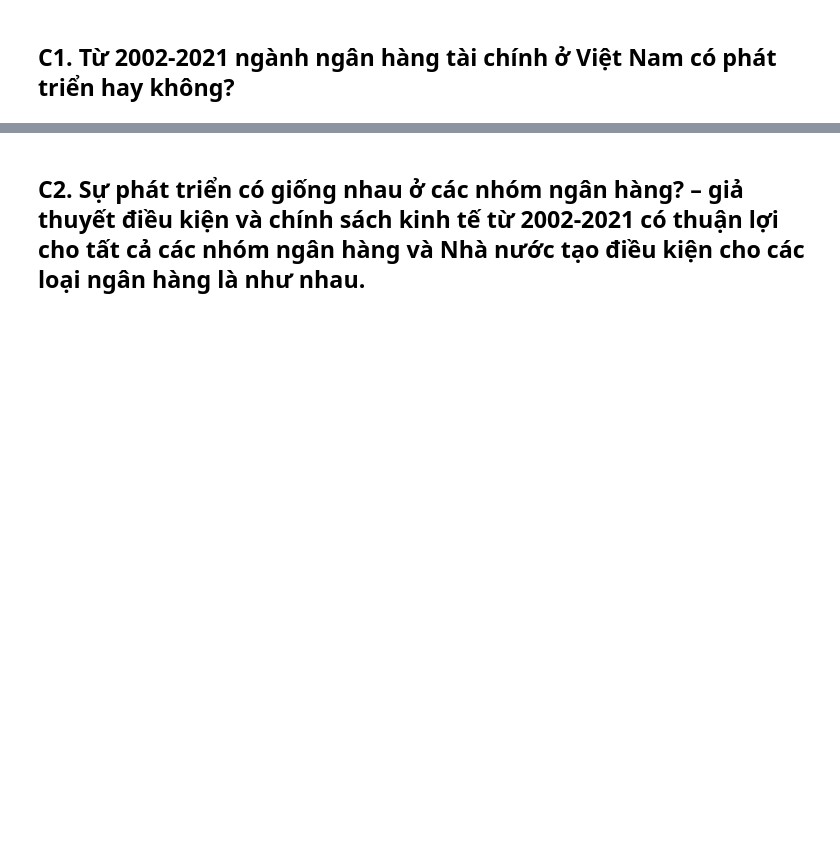
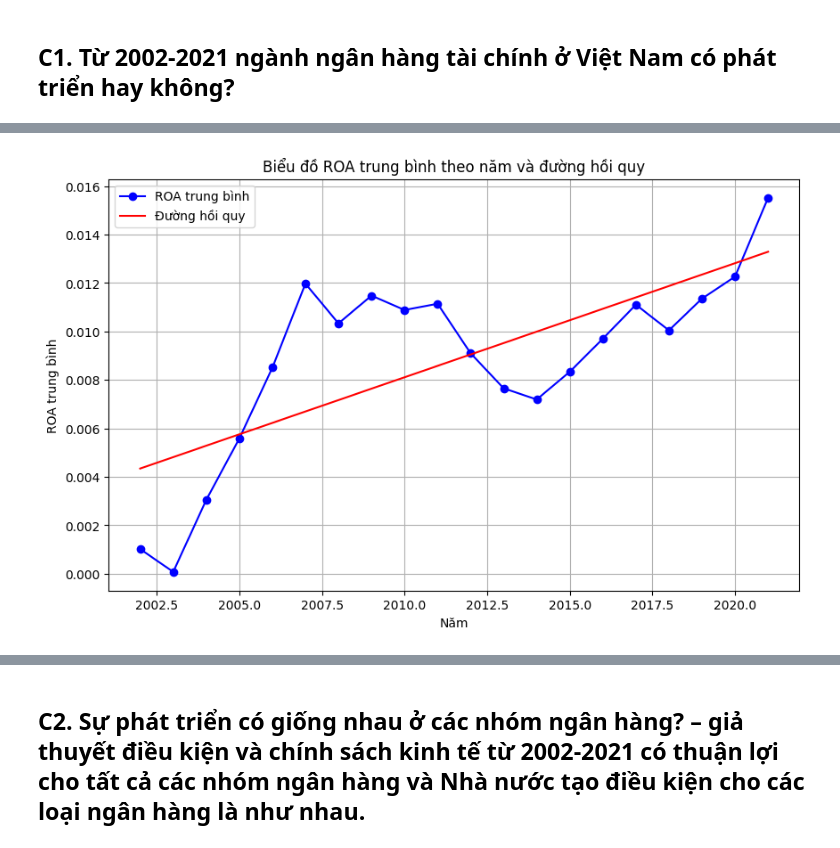
Before and after one commit to trhgquan/MTH063, a Jupyter notebook: final/vn-bank.ipynb, the cells around one changed output, grey strips where cells are left out. Cells and saved outputs as stored; diff of their text form; code cells hidden in the pictures; blank space fills up the shorter version.

```diff
--- a/final/vn-bank.ipynb
+++ b/final/vn-bank.ipynb
@@ -232,3 +232,29 @@ big4 = ["BIDV", "CTG", "VCB", "AGB"]
 # Các câu hỏi phân tích
 # %% [markdown]
 ## C1. Từ 2002-2021 ngành ngân hàng tài chính ở Việt Nam có phát triển hay không?
+# %%
+# Tính tổng Profits After Tax và tổng Total Assets theo năm
+total_profits_by_year = df.groupby('Year')['Profits After Tax'].sum()
+total_assets_by_year = df.groupby('Year')['Total Assets'].sum()
+
+# Tính ROA theo năm
+roa_by_year = total_profits_by_year / total_assets_by_year
+
+# Hiển thị kết quả
+result_df = pd.DataFrame({'Year': total_profits_by_year.index,
+                          'Total Profits After Tax': total_profits_by_year,
+                          'Total Total Assets': total_assets_by_year,
+                          'ROA': roa_by_year})
+# %%
+import statsmodels.api as sm
+
+X = result_df["Year"]
+y = result_df["ROA"].astype(float)
+# Thêm hằng số vào dữ liệu X
+X = sm.add_constant(X)
+
+# Tạo mô hình hồi quy tuyến tính
+model = sm.OLS(y, X).fit()
+
+# In thông tin về mô hình hồi quy
+print(model.summary())
@@ -234,0 +279,13 @@ big4 = ["BIDV", "CTG", "VCB", "AGB"]
+# %%
+# Vẽ biểu đồ ROA trung bình theo năm và đường hồi quy
+plt.figure(figsize=(10, 6))
+plt.plot(result_df['Year'], result_df['ROA'], marker='o', color='b', label='ROA trung bình')
+plt.plot(result_df['Year'], model.predict(X), color='r', label='Đường hồi quy')
+plt.xlabel('Năm')
+plt.ylabel('ROA trung bình')
+plt.title('Biểu đồ ROA trung bình theo năm và đường hồi quy')
+plt.grid(True)
+plt.legend()
+plt.show()
+# %% [output]
+[figure, added]
```
Also changed, not shown: parts of 19 cells of this notebook, 1 other file.
